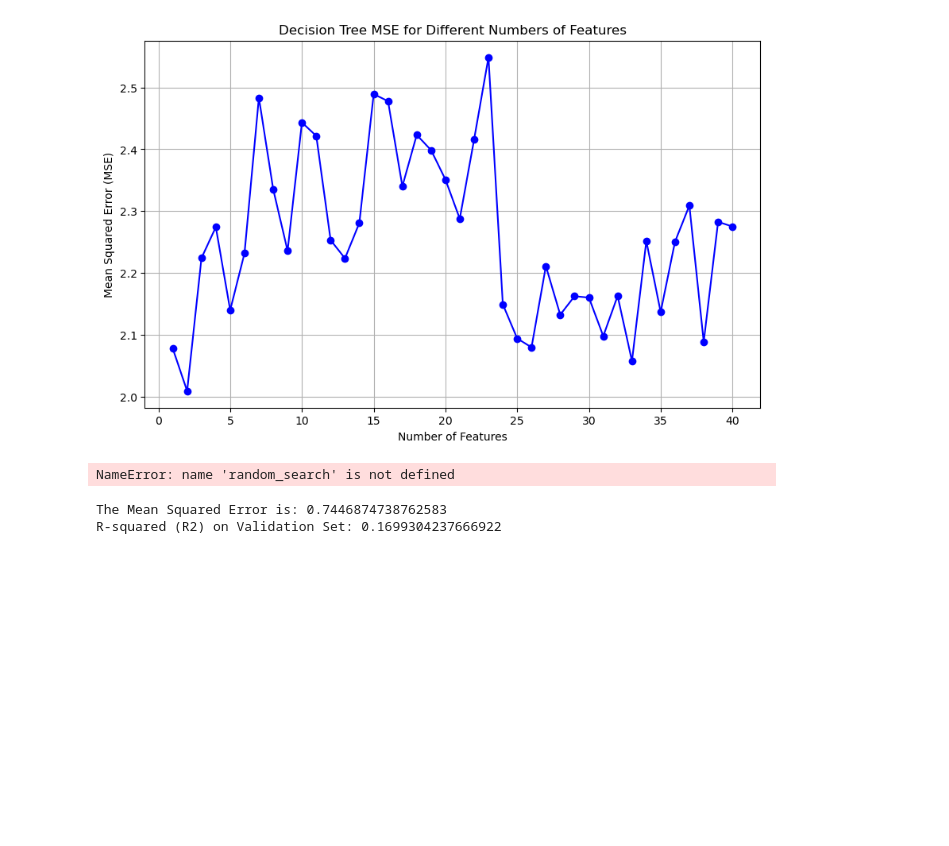
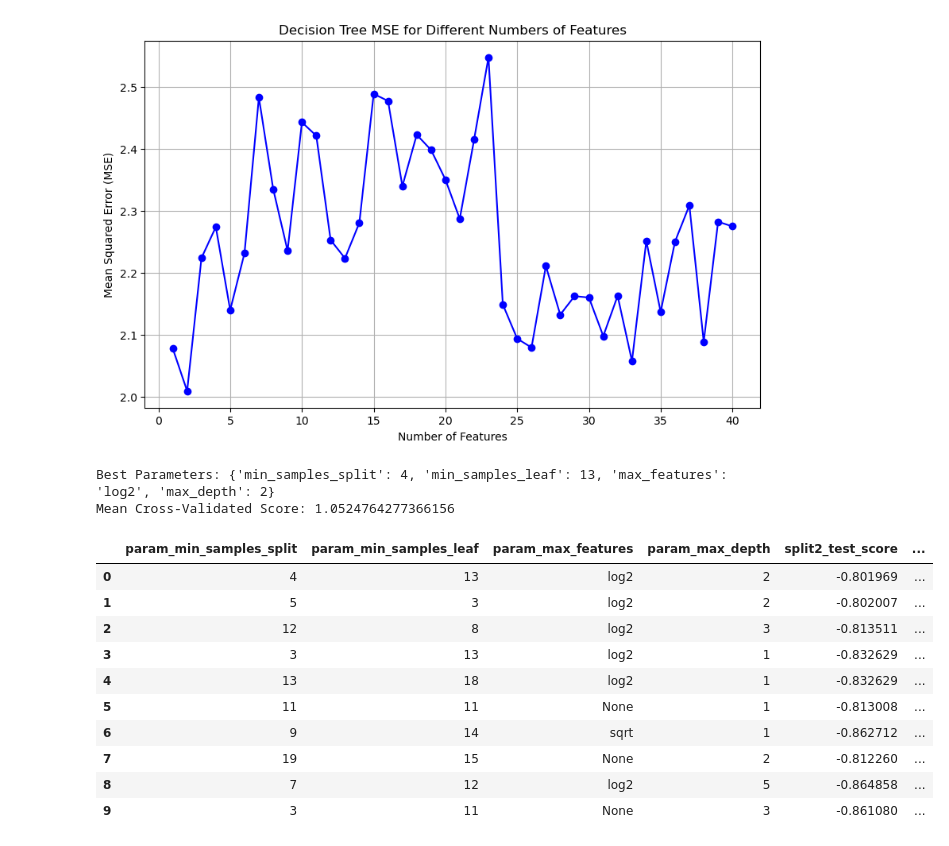
Before and after one commit to alexandra-pricop/EnsembleLearning, a Jupyter notebook: Decision_Trees.ipynb, the cells around one changed output. Drawn from its saved outputs; the diff is of its cells as text; code cells hidden in the pictures; blank space fills up the shorter version.

```diff
--- a/Decision_Trees.ipynb
+++ b/Decision_Trees.ipynb
@@ -211,22 +214,63 @@ print(f'Mean Cross-Validated Score: {-mean_cv_score}')
+# %%
+from sklearn.tree import DecisionTreeRegressor
+from sklearn.model_selection import RandomizedSearchCV
+import numpy as np
+
+# Define the parameter grid specific to DecisionTreeRegressor
+param_grid_dt = {
+    'max_depth': [None] + list(range(1, 20)),  # None means no limit on depth
+    'min_samples_split': range(2, 20),
+    'min_samples_leaf': range(1, 20),
+    'max_features': ['sqrt', 'log2', None]  # None means max_features=n_features
+}
+
+# Initialize the DecisionTreeRegressor
+dt_reg = DecisionTreeRegressor(random_state=42)
+
+# Setup RandomizedSearchCV for DecisionTreeRegressor
+random_search_dt = RandomizedSearchCV(
+    dt_reg,
+    param_distributions=param_grid_dt,
+    n_iter=80,  # Number of parameter settings sampled
+    scoring='neg_mean_squared_error',
+    cv=5,
+    random_state=42,
+    n_jobs=-1  # Use all available cores
+)
+
+# Fit RandomizedSearchCV
+random_search_dt.fit(x_train_imputed, y_train)
+
+# Print the best parameters and the mean cross-validated score of the best estimator
+print("Best Parameters:", random_search_dt.best_params_)
+best_dt_model = random_search_dt.best_estimator_
+mean_cv_score_dt = random_search_dt.best_score_
+print(f'Mean Cross-Validated Score: {-mean_cv_score_dt}')
+# %% [output]
+Best Parameters: {'min_samples_split': 4, 'min_samples_leaf': 13, 'max_features': 'log2', 'max_depth': 2}
+Mean Cross-Validated Score: 1.0524764277366156
 # %%
-rs_df = pd.DataFrame(random_search.cv_results_).sort_values('rank_test_score').reset_index(drop=True)
+rs_df = pd.DataFrame(random_search_dt.cv_results_).sort_values('rank_test_score').reset_index(drop=True)
 rs_df = rs_df.drop([
             'mean_fit_time',
             'std_fit_time',
             'mean_score_time',
             'std_score_time',
             'params',
             'split0_test_score',
             'split1_test_score',
             'std_test_score'],
             axis=1)
 rs_df.head(10)
 # %% [output]
-NameError: name 'random_search' is not defined
+|  | param_min_samples_split | param_min_samples_leaf | param_max_features | param_max_depth | split2_test_score | ... |
+| 0 | 4 | 13 | log2 | 2 | -0.801969 | ... |
+| 1 | 5 | 3 | log2 | 2 | -0.802007 | ... |
+| 2 | 12 | 8 | log2 | 3 | -0.813511 | ... |
+| 3 | 3 | 13 | log2 | 1 | -0.832629 | ... |
+| 4 | 13 | 18 | log2 | 1 | -0.832629 | ... |
+| 5 | 11 | 11 | None | 1 | -0.813008 | ... |
+| 6 | 9 | 14 | sqrt | 1 | -0.862712 | ... |
+| 7 | 19 | 15 | None | 2 | -0.812260 | ... |
+| 8 | 7 | 12 | log2 | 5 | -0.864858 | ... |
+| 9 | 3 | 11 | None | 3 | -0.861080 | ... |
-# %%
-# Print the evaluation results
-print(f"The Mean Squared Error is: {mse}")
-print(f'R-squared (R2) on Validation Set: {r2_valid}')
-# %% [output]
-The Mean Squared Error is: 0.7446874738762583
-R-squared (R2) on Validation Set: 0.1699304237666922
```
Also changed, not shown: parts of 6 cells of this notebook.
